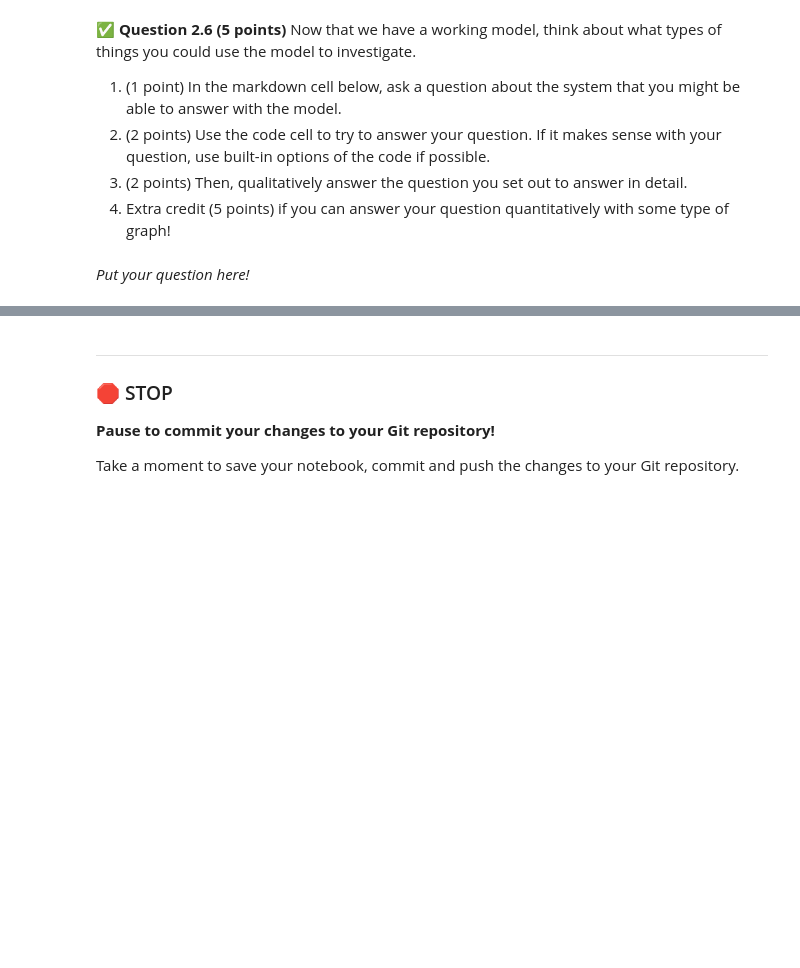
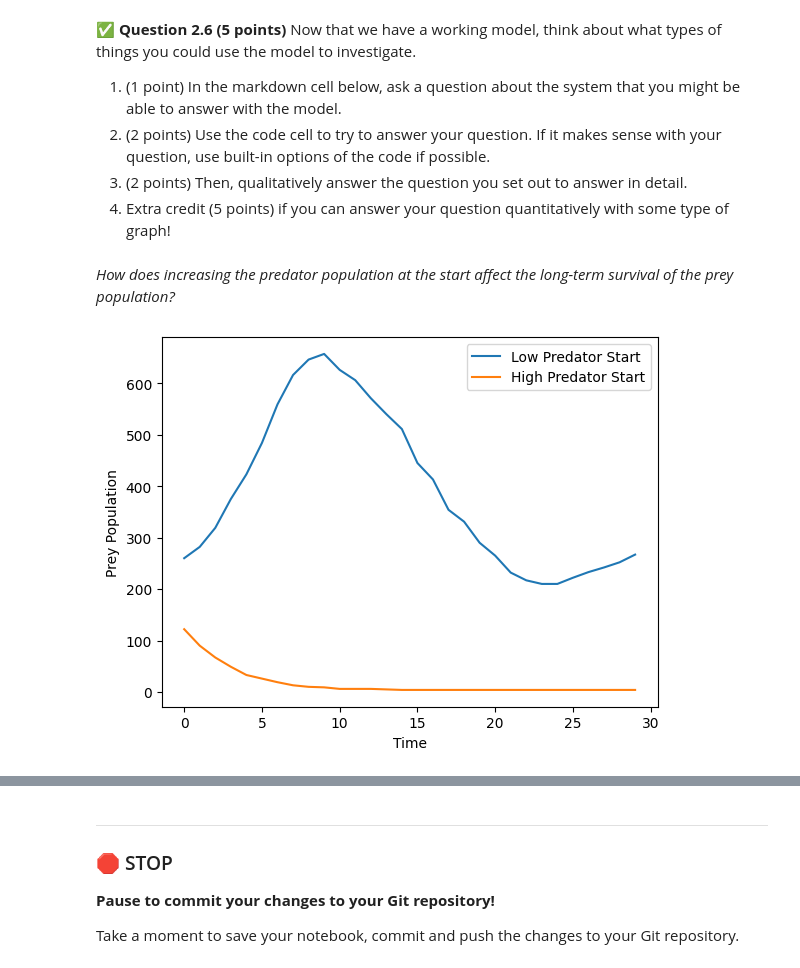
Before and after one commit to johnsje6/CMSE202-s26-turnin, a Jupyter notebook: hw-02/HW-02_ABMandGraphTheory-STUDENT.ipynb, the cells around one changed output, grey strips where cells are left out. Cells and saved outputs as stored; diff of their text form; code cells hidden in the pictures; blank space fills up the shorter version.

```diff
--- a/hw-02/HW-02_ABMandGraphTheory-STUDENT.ipynb
+++ b/hw-02/HW-02_ABMandGraphTheory-STUDENT.ipynb
@@ -354,7 +538,39 @@ for i in range(20):
 3. (2 points) Then, qualitatively answer the question you set out to answer in detail.
 4. Extra credit (5 points) if you can answer your question quantitatively with some type of graph!
 # %% [markdown]
-*Put your question here!*
+*How does increasing the predator population at the start affect the long-term survival of the prey population?*
 # %%
 # Use this cell to explore your question!
+# Compare two environments with different predator starting levels
+env_low_pred = Environment(start_predator=0.05)
+env_high_pred = Environment(start_predator=0.3)
+
+steps = 30
+
+prey_low = []
+prey_high = []
+
+# function to count prey
+def count_prey(env):
+    count = 0
+    for a in env.animals:
+        if env.animals[a] is not None and env.animals[a].get_type() == "Prey":
+            count += 1
+    return count
+
+for i in range(steps):
+    env_low_pred.timestep()
+    env_high_pred.timestep()
+
+    prey_low.append(count_prey(env_low_pred))
+    prey_high.append(count_prey(env_high_pred))
+
+plt.plot(prey_low, label="Low Predator Start")
+plt.plot(prey_high, label="High Predator Start")
+plt.xlabel("Time")
+plt.ylabel("Prey Population")
+plt.legend()
+plt.show()
+# %% [output]
+[figure, added]
 # %% [markdown]
```
Also changed, not shown: parts of 11 cells of this notebook.
